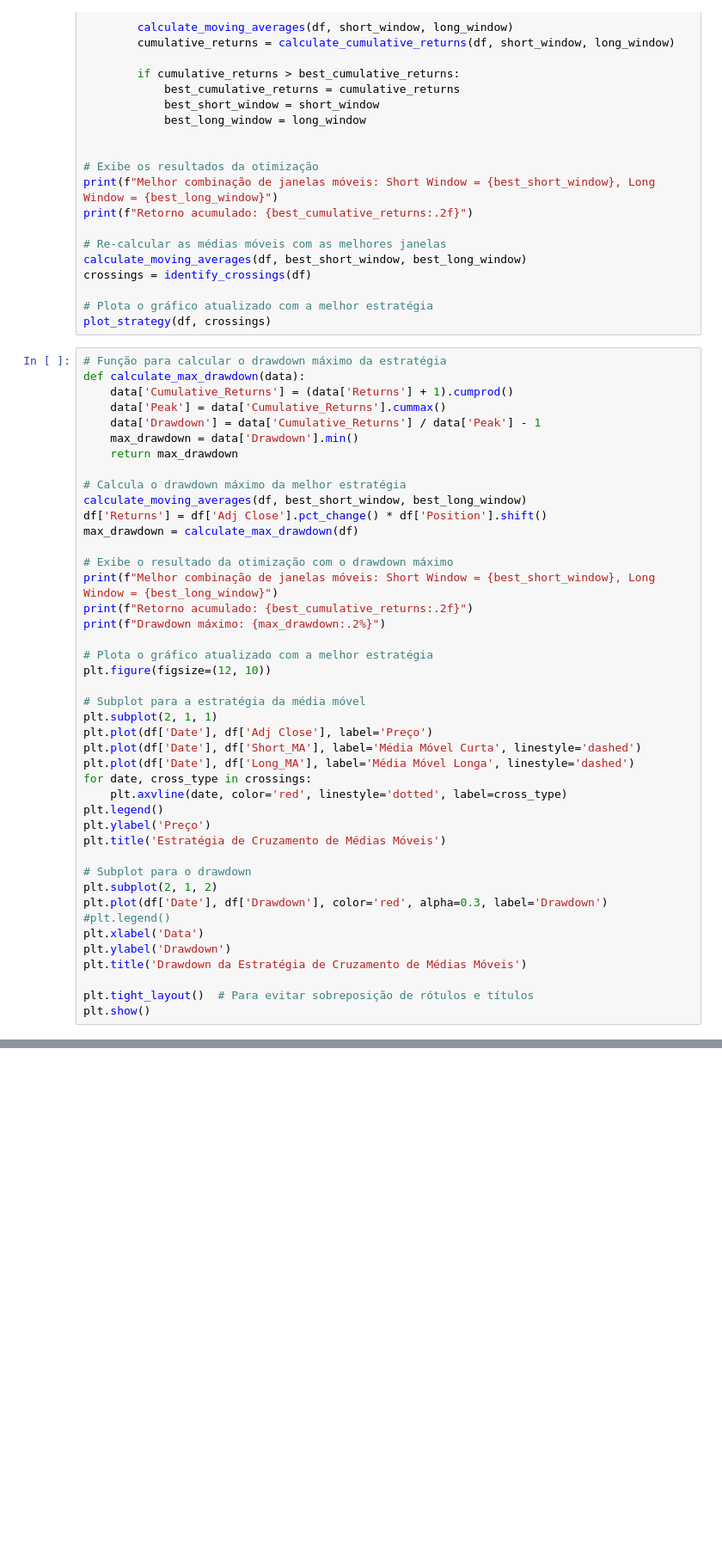
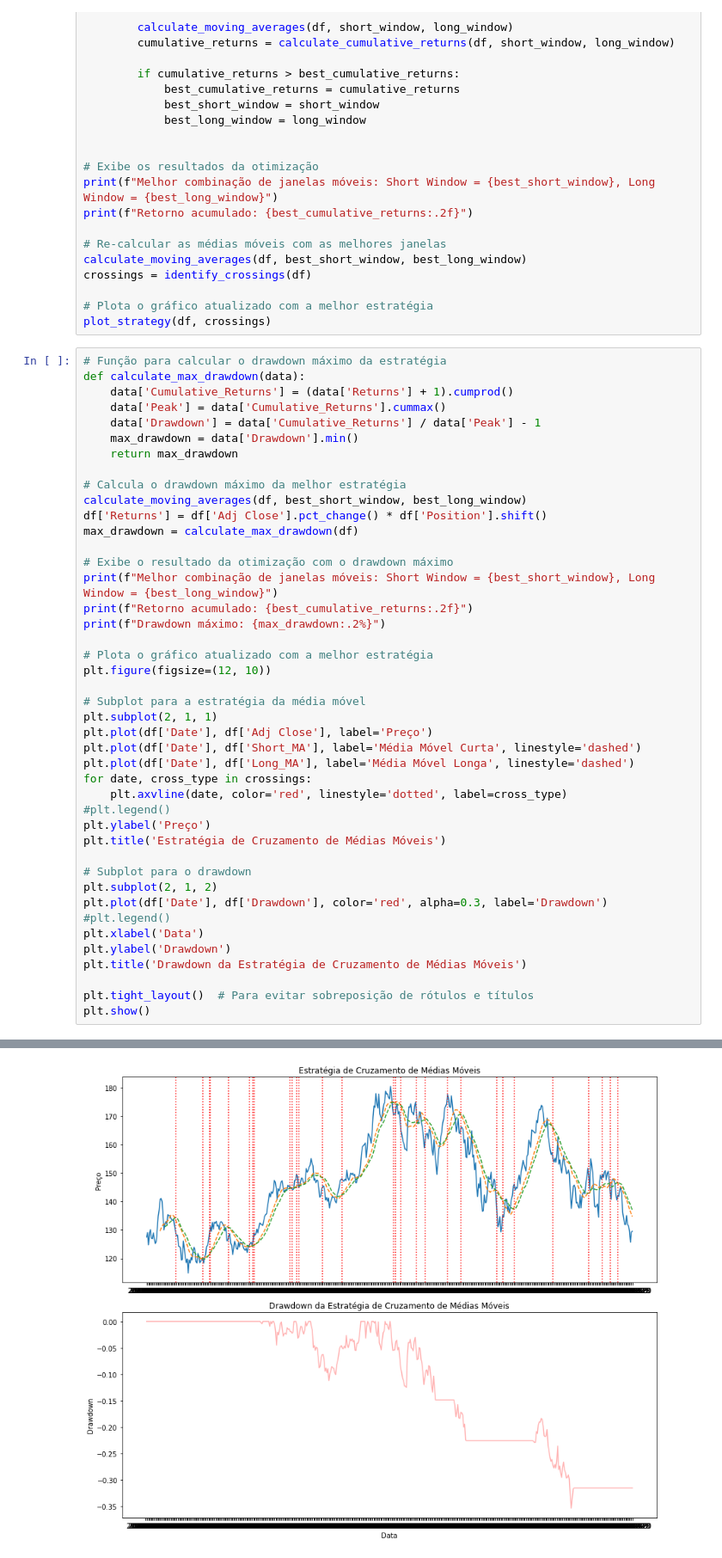
Before and after one commit to caiquemiranda/github-machine-learning-trading, a Jupyter notebook: notebook_/Trading_Strategy.ipynb, the cells around one changed output, grey strips where cells are left out. Shown at 86% size. Saved outputs shown, nothing was run; the diff lists cells and outputs as text; blank space fills up the shorter version.

```diff
--- a/notebook_/Trading_Strategy.ipynb
+++ b/notebook_/Trading_Strategy.ipynb
@@ -154,31 +154,32 @@ print(f"Melhor combinação de janelas móveis: Short Window = {best_short_windo
 print(f"Retorno acumulado: {best_cumulative_returns:.2f}")
 print(f"Drawdown máximo: {max_drawdown:.2%}")
 
 # Plota o gráfico atualizado com a melhor estratégia
 plt.figure(figsize=(12, 10))
 
 # Subplot para a estratégia da média móvel
 plt.subplot(2, 1, 1)
 plt.plot(df['Date'], df['Adj Close'], label='Preço')
 plt.plot(df['Date'], df['Short_MA'], label='Média Móvel Curta', linestyle='dashed')
 plt.plot(df['Date'], df['Long_MA'], label='Média Móvel Longa', linestyle='dashed')
 for date, cross_type in crossings:
     plt.axvline(date, color='red', linestyle='dotted', label=cross_type)
-plt.legend()
+#plt.legend()
 plt.ylabel('Preço')
 plt.title('Estratégia de Cruzamento de Médias Móveis')
 
 # Subplot para o drawdown
 plt.subplot(2, 1, 2)
 plt.plot(df['Date'], df['Drawdown'], color='red', alpha=0.3, label='Drawdown')
 #plt.legend()
 plt.xlabel('Data')
 plt.ylabel('Drawdown')
 plt.title('Drawdown da Estratégia de Cruzamento de Médias Móveis')
 
 plt.tight_layout()  # Para evitar sobreposição de rótulos e títulos
 plt.show()
 # %% [output]
 Melhor combinação de janelas móveis: Short Window = 15, Long Window = 20
 Retorno acumulado: 1.25
 Drawdown máximo: -35.38%
+[figure, added]
```
